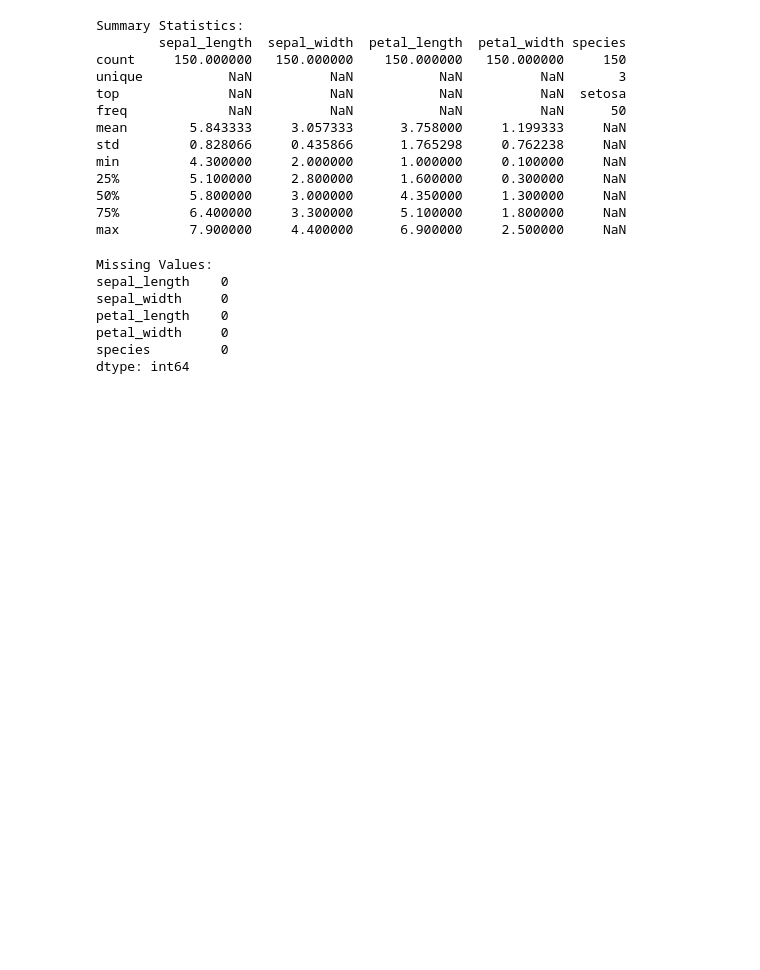
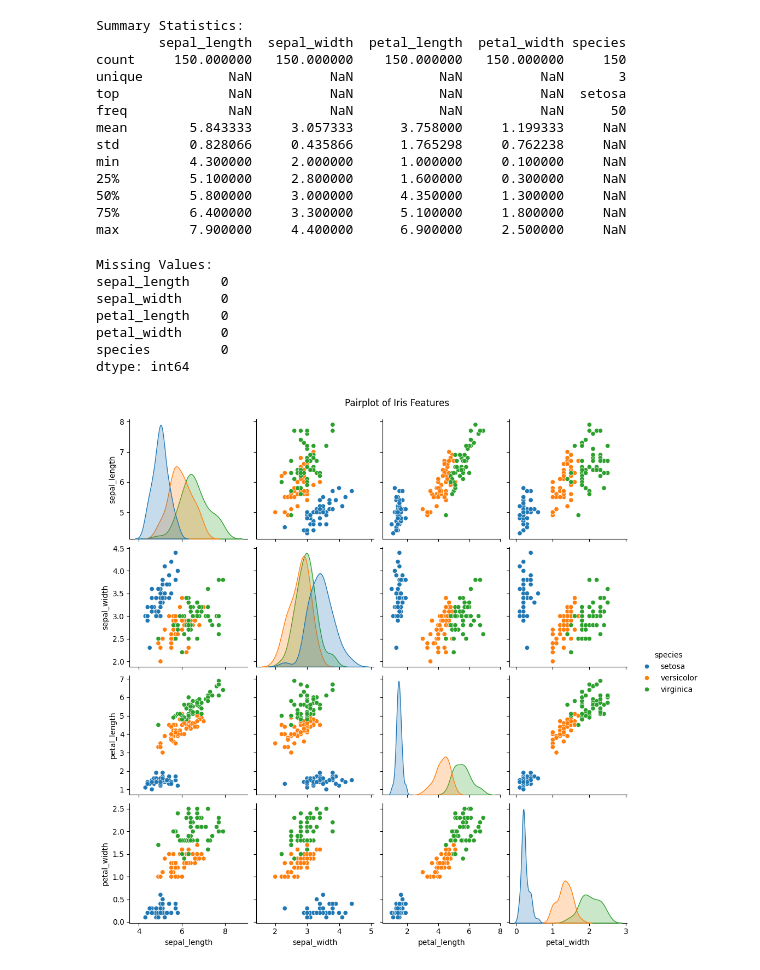
Before and after one commit to Deepika-Sisodia/Assignments-ML-, a Jupyter notebook: Assignment-3/pandas.ipynb, the cells around one changed output. Saved outputs shown, nothing was run; the diff lists cells and outputs as text; code cells hidden in the pictures; blank space fills up the shorter version.

```diff
--- a/Assignment-3/pandas.ipynb
+++ b/Assignment-3/pandas.ipynb
@@ -354,3 +354,10 @@ petal_length    0
 petal_width     0
 species         0
 dtype: int64
+# %%
+# 1. Pairplot
+sns.pairplot(df, hue='species')
+plt.suptitle("Pairplot of Iris Features", y=1.02)
+plt.show()
+# %% [output]
+[figure, added]
```
Also changed, not shown: parts of 2 cells of this notebook.
